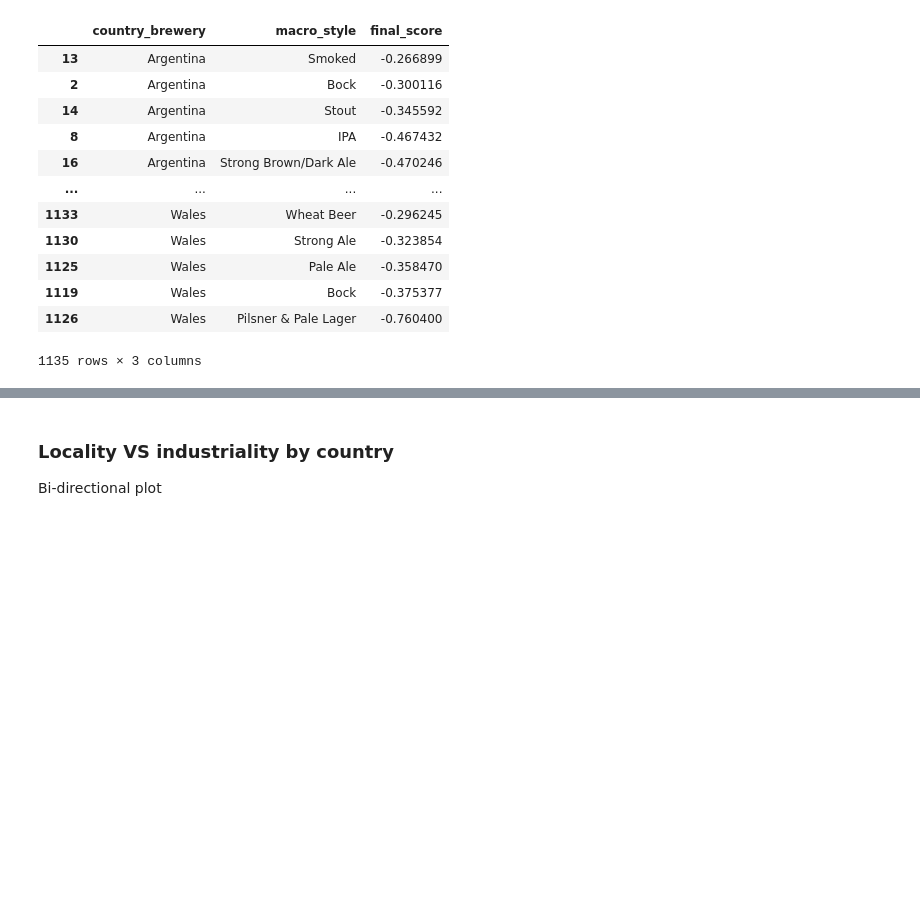
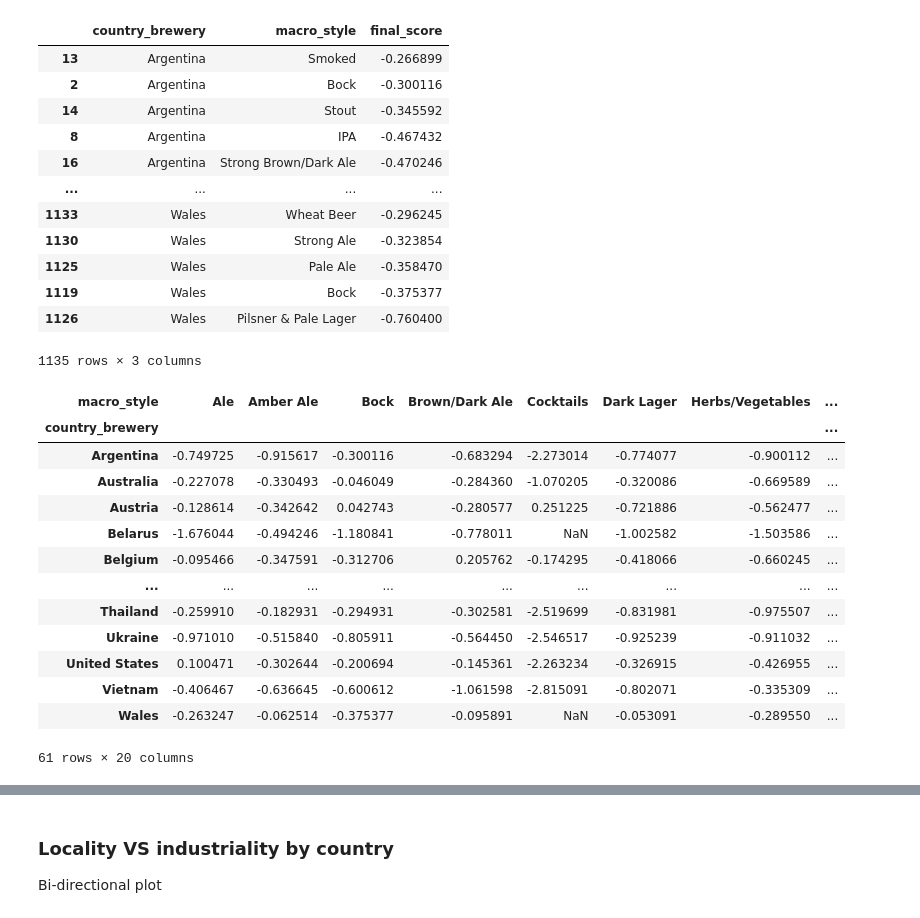
Before and after one commit to epfl-ada/ada-2023-project-adacadabra2023, a Jupyter notebook: notebooks/Milestone3_FINAL.ipynb, the cells around one changed output, grey strips where cells are left out. Saved outputs shown, nothing was run; the diff lists cells and outputs as text; code cells hidden in the pictures; blank space fills up the shorter version.

```diff
--- a/notebooks/Milestone3_FINAL.ipynb
+++ b/notebooks/Milestone3_FINAL.ipynb
@@ -378,3 +380,21 @@ weighted_scores
 | 1119 | Wales | Bock | -0.375377 |
 | 1126 | Wales | Pilsner & Pale Lager | -0.760400 |
 1135 rows × 3 columns
+# %%
+gigi = pd.crosstab(weighted_scores['country_brewery'], weighted_scores['macro_style'], values=weighted_scores['final_score'], aggfunc='mean')
+gigi
+# %% [output]
+| macro_style | Ale | Amber Ale | Bock | Brown/Dark Ale | Cocktails | Dark Lager | Herbs/Vegetables | ... |
+| country_brewery |  |  |  |  |  |  |  | ... |
+| Argentina | -0.749725 | -0.915617 | -0.300116 | -0.683294 | -2.273014 | -0.774077 | -0.900112 | ... |
+| Australia | -0.227078 | -0.330493 | -0.046049 | -0.284360 | -1.070205 | -0.320086 | -0.669589 | ... |
+| Austria | -0.128614 | -0.342642 | 0.042743 | -0.280577 | 0.251225 | -0.721886 | -0.562477 | ... |
+| Belarus | -1.676044 | -0.494246 | -1.180841 | -0.778011 | NaN | -1.002582 | -1.503586 | ... |
+| Belgium | -0.095466 | -0.347591 | -0.312706 | 0.205762 | -0.174295 | -0.418066 | -0.660245 | ... |
+| ... | ... | ... | ... | ... | ... | ... | ... | ... |
+| Thailand | -0.259910 | -0.182931 | -0.294931 | -0.302581 | -2.519699 | -0.831981 | -0.975507 | ... |
+| Ukraine | -0.971010 | -0.515840 | -0.805911 | -0.564450 | -2.546517 | -0.925239 | -0.911032 | ... |
+| United States | 0.100471 | -0.302644 | -0.200694 | -0.145361 | -2.263234 | -0.326915 | -0.426955 | ... |
+| Vietnam | -0.406467 | -0.636645 | -0.600612 | -1.061598 | -2.815091 | -0.802071 | -0.335309 | ... |
+| Wales | -0.263247 | -0.062514 | -0.375377 | -0.095891 | NaN | -0.053091 | -0.289550 | ... |
+61 rows × 20 columns
```
Also changed, not shown: parts of 6 cells of this notebook.
